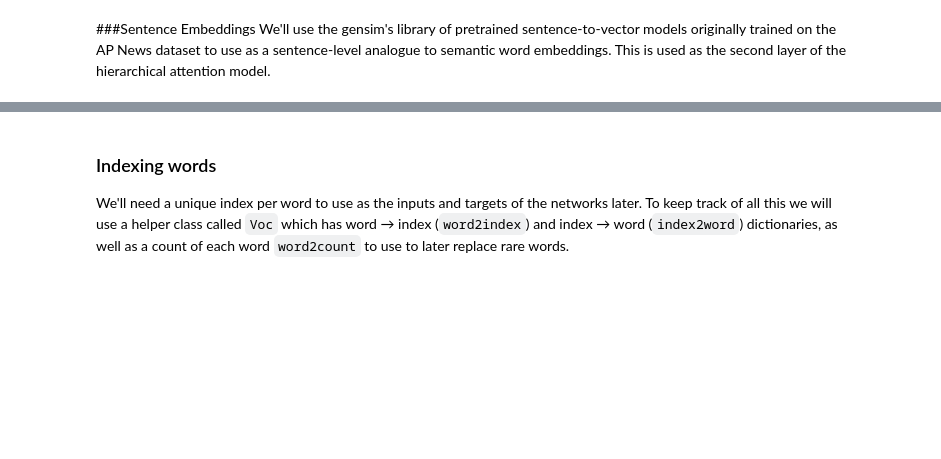
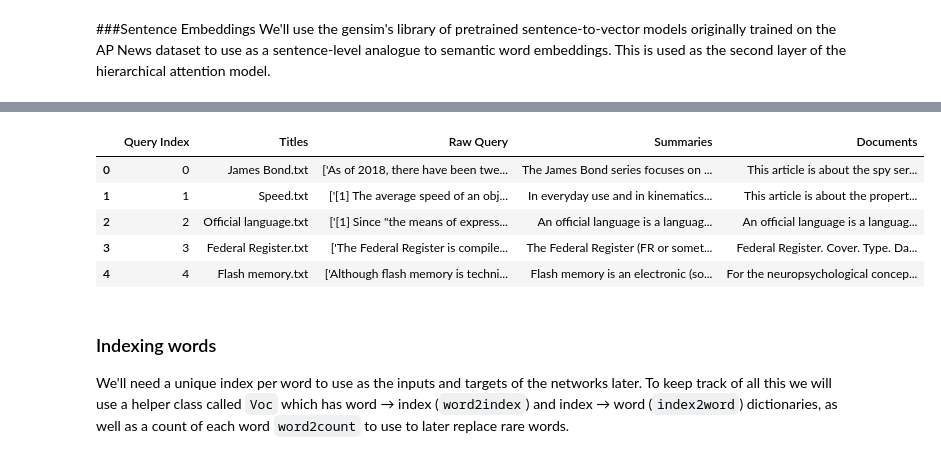
Before and after one commit to ZhaiResearchGroup/abstractiveTextSummarization, a Jupyter notebook: seq2seq_first_bite/seq2seq-hierarchical-batched-finished.ipynb, the cells around one changed output, grey strips where cells are left out. Drawn from its saved outputs; the diff is of its cells as text; code cells hidden in the pictures; blank space fills up the shorter version.

```diff
--- a/seq2seq_first_bite/seq2seq-hierarchical-batched-finished.ipynb
+++ b/seq2seq_first_bite/seq2seq-hierarchical-batched-finished.ipynb
@@ -118,0 +119,12 @@ print(len(embedding), embedding)
+# %%
+import pandas as pd
+# note. this is the wrong dataset right now. (I think)
+data_df = pd.read_csv('../data/wiki_queries.csv')
+data_df.head()
+# %% [output]
+|  | Query Index | Titles | Raw Query | Summaries | Documents |
+| 0 | 0 | James Bond.txt | ['As of 2018, there have been twe... | The James Bond series focuses on ... | This article is about the spy ser... |
+| 1 | 1 | Speed.txt | ['[1] The average speed of an obj... | In everyday use and in kinematics... | This article is about the propert... |
+| 2 | 2 | Official language.txt | ['[1] Since "the means of express... | An official language is a languag... | An official language is a languag... |
+| 3 | 3 | Federal Register.txt | ['The Federal Register is compile... | The Federal Register (FR or somet... | Federal Register. Cover. Type. Da... |
+| 4 | 4 | Flash memory.txt | ['Although flash memory is techni... | Flash memory is an electronic (so... | For the neuropsychological concep... |
```
Also changed, not shown: parts of 23 cells of this notebook, 1 other file.
